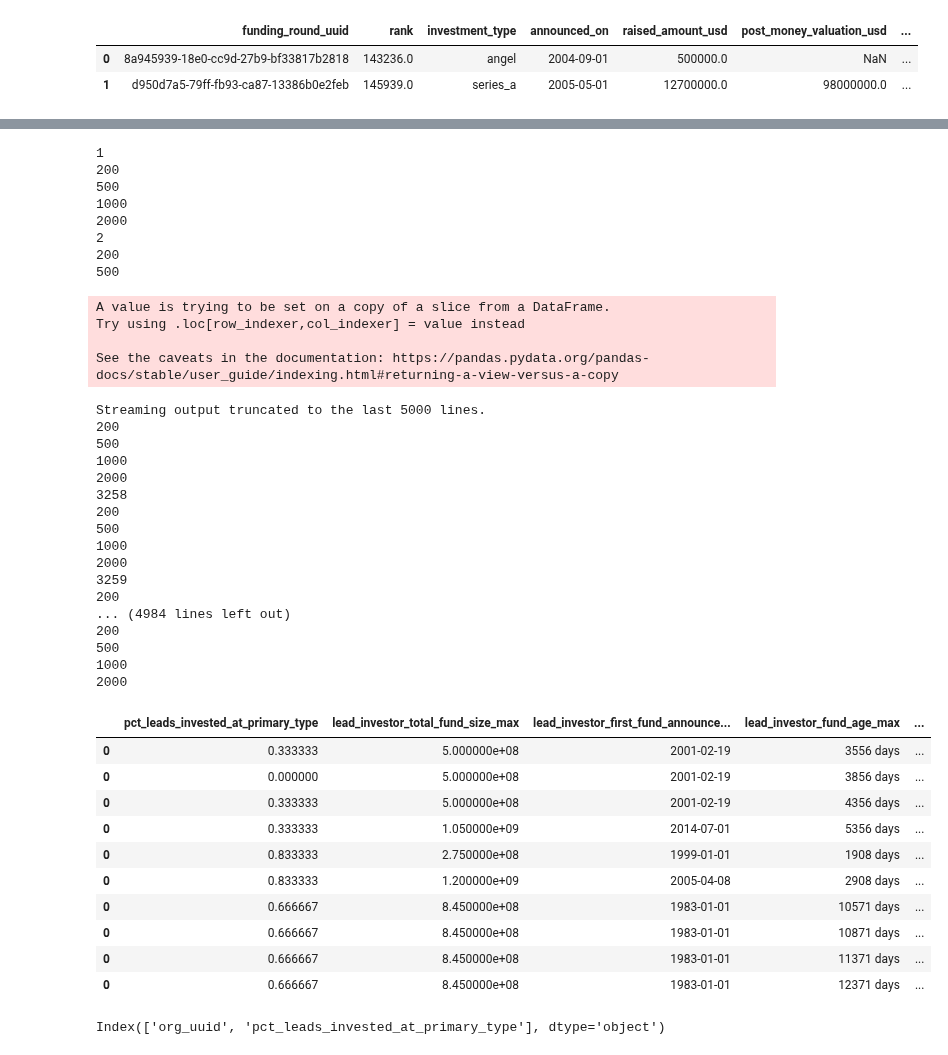
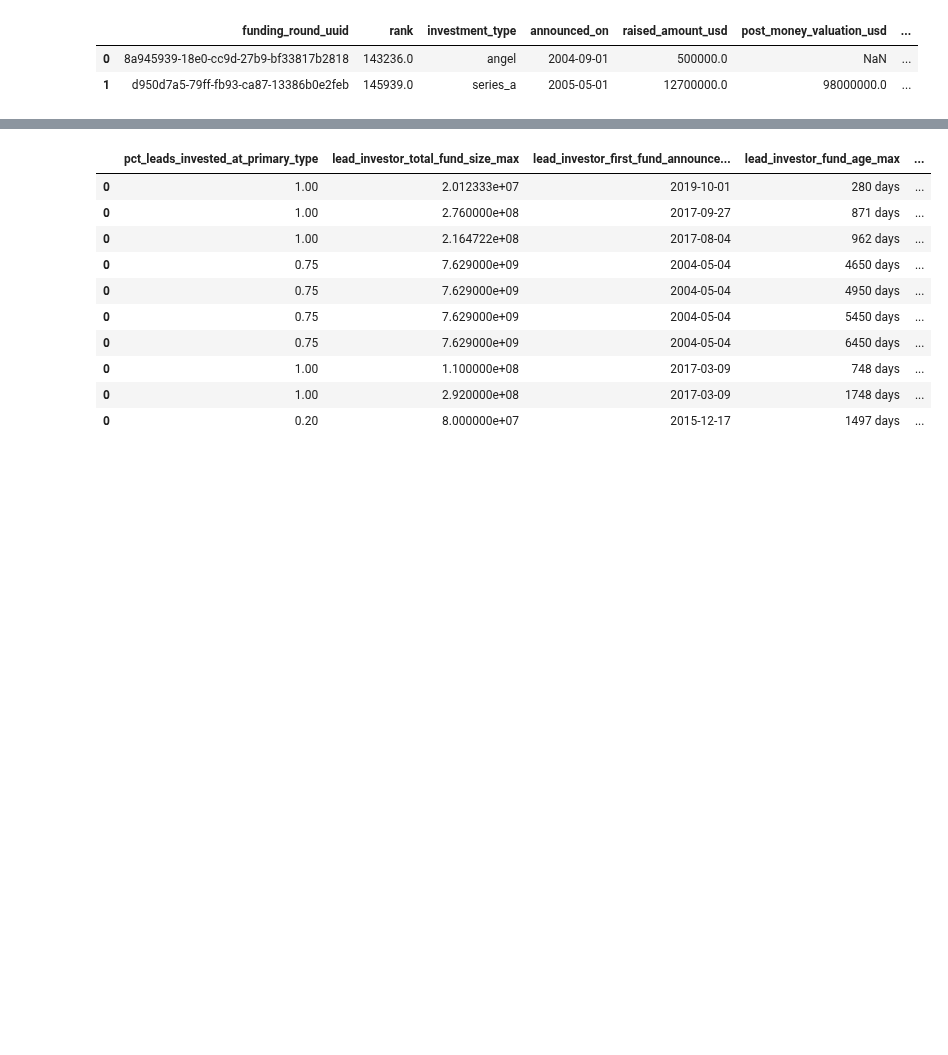
Before and after one commit to siddtheshah/vc_modeling, a Jupyter notebook: create_investor_features.ipynb, the cells around one changed output, grey strips where cells are left out. Cells and saved outputs as stored; diff of their text form; code cells hidden in the pictures; blank space fills up the shorter version.

Commit message:
last run didn't save the data, ensured it saved this time

```diff
--- a/create_investor_features.ipynb
+++ b/create_investor_features.ipynb
@@ -469,7 +477,7 @@ def get_org_investor_features(org_uuid, days_forward):
                                                         'lead_investor_fund_age_min', 'org_uuid', 'lead_investor_total_fund_size_mean'])
 
   ## counts
-  org_unique_investors = org_prior_investors[['org_uuid', 'investor_uuid']].drop_duplicates()
+  org_unique_investors = prior_investors[['org_uuid', 'investor_uuid']].drop_duplicates()
   n_unique_investors = org_unique_investors.groupby('org_uuid').count().reset_index().rename({'investor_uuid': "n_unique_investors"}, axis=1)
   org_unique_lead_investors = lead_investors_df[['org_uuid', 'lead_investor_uuid']].drop_duplicates()
   n_unique_lead_investors = org_unique_lead_investors.groupby('org_uuid').count().reset_index().rename({'lead_investor_uuid': "n_unique_lead_investors"}, axis=1)
@@ -511,63 +519,26 @@ See the caveats in the documentation: https://pandas.pydata.org/pandas-docs/stab
 # %%
 DAYS_FORWARD_OPTIONS = [200, 500, 1000, 2000]
 
 features_by_days_forward = pd.DataFrame()
 
-i=0
 for org_uuid in regression_df.org_uuid.unique():
-  i+=1
-  print(i)
   for days_forward in DAYS_FORWARD_OPTIONS:
-    print(days_forward)
     org_features = get_org_investor_features(org_uuid, days_forward)
     org_features['org_uuid'] = org_uuid
     org_features['days_forward'] = days_forward
     features_by_days_forward = features_by_days_forward.append(org_features)
 
-features_by_days_forward.to_csv("investor_features_for_regression.csv", index=False)
+features_by_days_forward.to_csv("/content/drive/My Drive/vc_modeling/data/investor_features_for_regression.csv", index=False)
 features_by_days_forward.head(10)
 # %% [output]
-1
-200
-500
-1000
-2000
-2
-200
-500
-A value is trying to be set on a copy of a slice from a DataFrame.
-Try using .loc[row_indexer,col_indexer] = value instead
-
-See the caveats in the documentation: https://pandas.pydata.org/pandas-docs/stable/user_guide/indexing.html#returning-a-view-versus-a-copy
-Streaming output truncated to the last 5000 lines.
-200
-500
-1000
-2000
-3258
-200
-500
-1000
-2000
-3259
-200
-... (4984 lines left out)
-200
-500
-1000
-2000
 |  | pct_leads_invested_at_primary_type | lead_investor_total_fund_size_max | lead_investor_first_fund_announce... | lead_investor_fund_age_max | ... |
-| 0 | 0.333333 | 5.000000e+08 | 2001-02-19 | 3556 days | ... |
-| 0 | 0.000000 | 5.000000e+08 | 2001-02-19 | 3856 days | ... |
-| 0 | 0.333333 | 5.000000e+08 | 2001-02-19 | 4356 days | ... |
-| 0 | 0.333333 | 1.050000e+09 | 2014-07-01 | 5356 days | ... |
-| 0 | 0.833333 | 2.750000e+08 | 1999-01-01 | 1908 days | ... |
-| 0 | 0.833333 | 1.200000e+09 | 2005-04-08 | 2908 days | ... |
-| 0 | 0.666667 | 8.450000e+08 | 1983-01-01 | 10571 days | ... |
-| 0 | 0.666667 | 8.450000e+08 | 1983-01-01 | 10871 days | ... |
-| 0 | 0.666667 | 8.450000e+08 | 1983-01-01 | 11371 days | ... |
-| 0 | 0.666667 | 8.450000e+08 | 1983-01-01 | 12371 days | ... |
+| 0 | 1.00 | 2.012333e+07 | 2019-10-01 | 280 days | ... |
+| 0 | 1.00 | 2.760000e+08 | 2017-09-27 | 871 days | ... |
+| 0 | 1.00 | 2.164722e+08 | 2017-08-04 | 962 days | ... |
+| 0 | 0.75 | 7.629000e+09 | 2004-05-04 | 4650 days | ... |
+| 0 | 0.75 | 7.629000e+09 | 2004-05-04 | 4950 days | ... |
+| 0 | 0.75 | 7.629000e+09 | 2004-05-04 | 5450 days | ... |
+| 0 | 0.75 | 7.629000e+09 | 2004-05-04 | 6450 days | ... |
+| 0 | 1.00 | 1.100000e+08 | 2017-03-09 | 748 days | ... |
+| 0 | 1.00 | 2.920000e+08 | 2017-03-09 | 1748 days | ... |
+| 0 | 0.20 | 8.000000e+07 | 2015-12-17 | 1497 days | ... |
-# %%
-primary_type_investment_df.columns
-# %% [output]
-Index(['org_uuid', 'pct_leads_invested_at_primary_type'], dtype='object')
```
Also changed, not shown: parts of 3 cells of this notebook.
